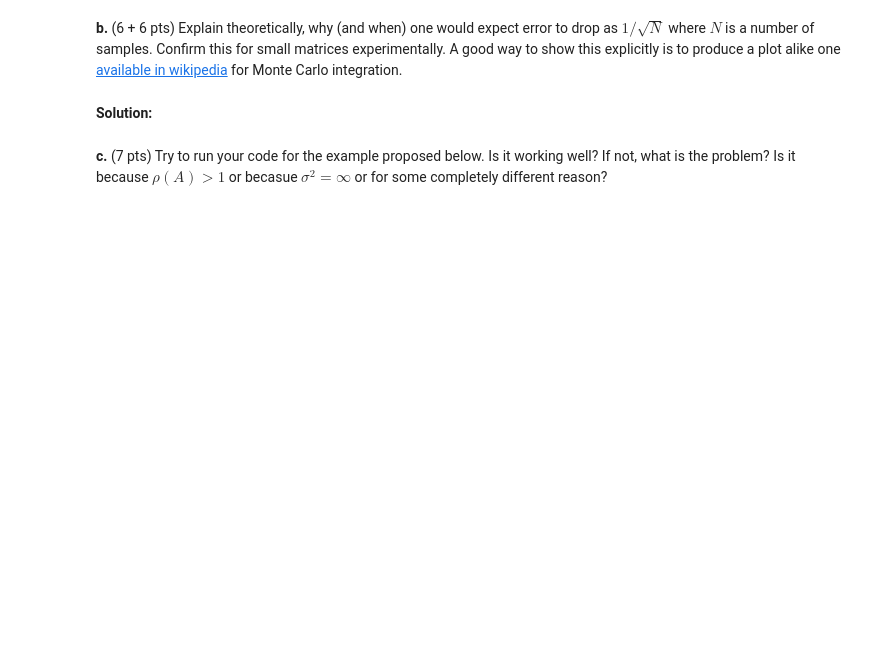
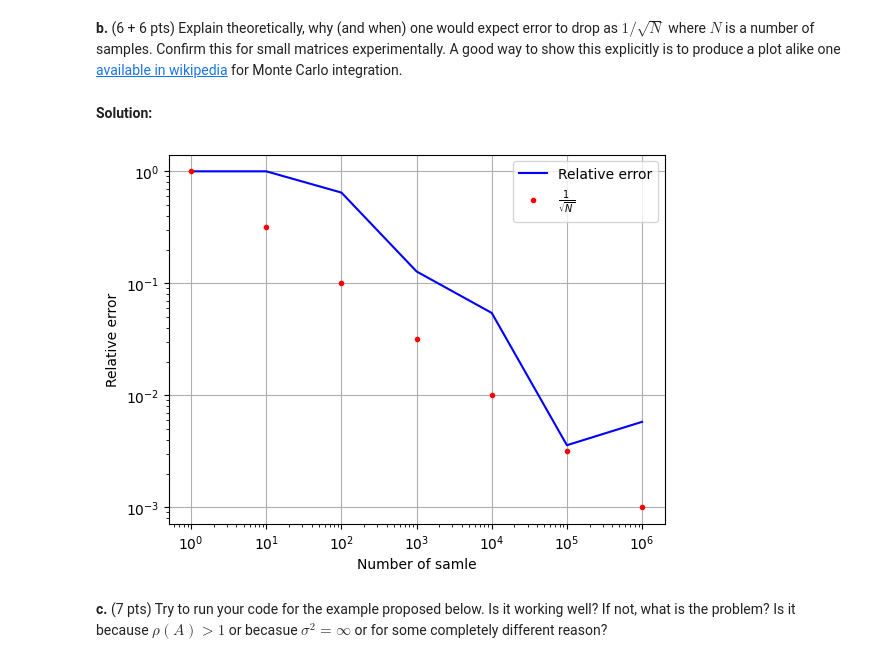
Before and after one commit to lalayants/nla2024, a Jupyter notebook: assignments/hw1/HW-1.ipynb, the cells around one changed output. Drawn from its saved outputs; the diff is of its cells as text; code cells hidden in the pictures; blank space fills up the shorter version.

```diff
--- a/assignments/hw1/HW-1.ipynb
+++ b/assignments/hw1/HW-1.ipynb
@@ -830,3 +846,69 @@ j = 4
+# %%
+np.random.seed(45)
+
+m = 7
+alpha = 0.1
+
+G = np.random.randn(m, m)
+Q = np.linalg.qr(G)[0]
+A = alpha * Q
+B = np.linalg.inv(np.eye(m) - A)
+
+eps = 0.1
+i = 5
+j = 4
+
+# YOUR CODE
+# # # # # #
+target = B[i, j]
+
+def MC_solver_b(A, i, j, N_walks, eps, prev_res = 0, N_prev_walks=0):
+    m = A.shape[0]
+    inv_ij = prev_res * N_prev_walks
+
+    # YOUR CODE
+    # # # # # #
+    p_ij = (1 - eps) / m
+    V = A / p_ij
+
+    for _ in range(N_walks):
+        state = i
+        cur_v = 1
+        while True:
+            if np.random.rand() < eps:
+                break
+            next_state = np.random.randint(0, m)
+            cur_v *= V[state, next_state]
+            state = next_state
+        if state == j:
+            inv_ij += cur_v / eps
+
+    return inv_ij / (N_walks + N_prev_walks)
+
+res, walks, = 0, 0
+results = []
+ns = []
+for power in range(7):
+    res =  MC_solver_b(A, i, j, 10**power - walks, eps, res, walks)
+    walks = 10**power
+    results.append(res)
+    ns.append(walks)
+
+results = np.array(results)
+ns = np.array(ns)
+rel_error = np.abs(results - target) / abs(target)
+plt.plot(ns, rel_error, 'b', label='Relative error')
+plt.plot(ns, 1/np.sqrt(ns), '.r', label='$\\frac{1}{\\sqrt{N}}$')
+plt.xlabel('Number of samle')
+plt.ylabel('Relative error')
+
+plt.xscale('log',base=10)
+plt.yscale('log',base=10)
+plt.legend()
+plt.grid()
+plt.show()
+# %% [output]
+[figure, added]
 # %% [markdown]
 **c.** (7 pts) Try to run your code for the example proposed below. Is it working well? If not, what is the problem? Is it because $\rho(A) > 1$ or becasue $\sigma^2 = \infty$ or for some completely different reason?
 # %%
```
Also changed, not shown: parts of 10 cells of this notebook.
